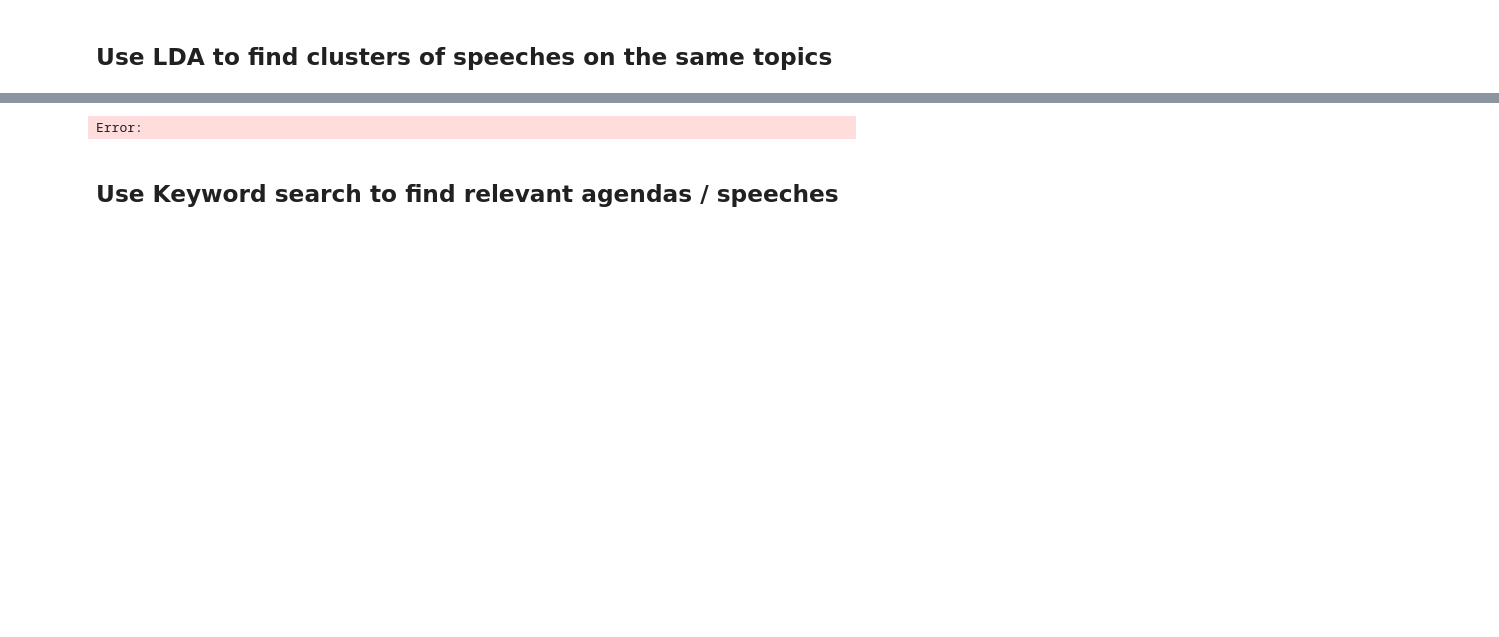
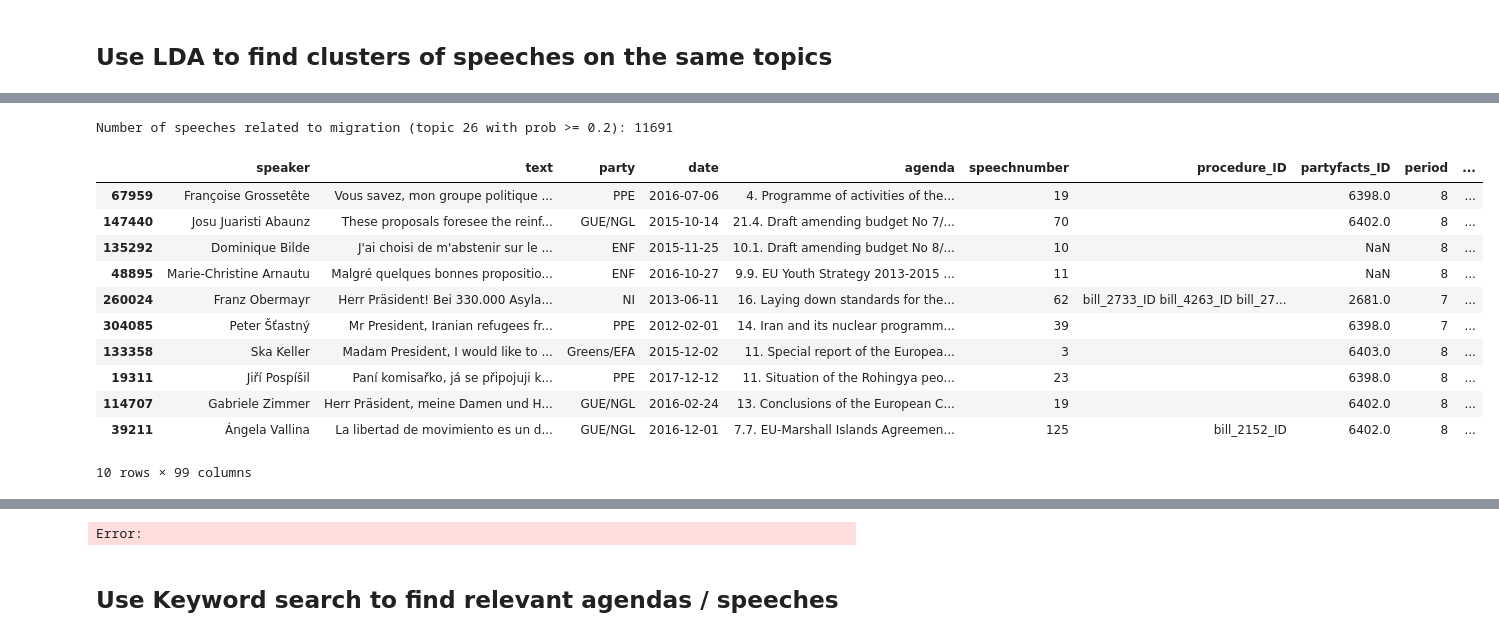
Before and after one commit to derkleinejakob/dataliteracy25, a Jupyter notebook: filter_data.ipynb, the cells around one changed output, grey strips where cells are left out. Saved outputs shown, nothing was run; the diff lists cells and outputs as text; code cells hidden in the pictures; blank space fills up the shorter version.

```diff
--- a/filter_data.ipynb
+++ b/filter_data.ipynb
@@ -158,0 +219,7 @@ def count_topic_assignments(corpus_topics, topic_id, prob_threshold=0.0):
+# %%
+# create model
+from gensim.models import LdaModel
+n_topics = 80
+model = LdaModel.load(f"data/lda/{n_topics}_topics/model.model")
+
+corpus_topics = assign_topics(model, corpus)
@@ -158,0 +247,12 @@ def count_topic_assignments(corpus_topics, topic_id, prob_threshold=0.0):
+# %%
+# corpus topics is a list of lists of (topic_id, probability) tuples for each document in the corpus
+# turn this list into dataframe of size (num_docs, num_topics) with probabilities
+import numpy as np
+num_docs = len(corpus_topics)
+num_topics = n_topics
+topic_prob_matrix = np.zeros((num_docs, num_topics))
+for doc_idx, doc_topics in enumerate(corpus_topics):
+    for topic_id, prob in doc_topics:
+        topic_prob_matrix[doc_idx, topic_id] = prob
+topic_prob_df = pd.DataFrame(topic_prob_matrix, columns=[f"topic_{i}" for i in range(num_topics)])
+topic_prob_df.head()
@@ -159 +279,24 @@ def count_topic_assignments(corpus_topics, topic_id, prob_threshold=0.0):
+# %%
+# get migration dataset
+topic_id_migration = 26
+prob_threshold = 0.2
+df_migration = df_topics[df_topics[f"topic_{topic_id_migration}"] >= prob_threshold]
+print(f"Number of speeches related to migration (topic {topic_id_migration} with prob >= {prob_threshold}): {df_migration.shape[0]}")
+# %% [output]
+Number of speeches related to migration (topic 26 with prob >= 0.2): 11691
+# %%
+df_migration.sort_values(by=f"topic_{topic_id_migration}", ascending=True).head(10)
+# %% [output]
+|  | speaker | text | party | date | agenda | speechnumber | procedure_ID | partyfacts_ID | period | ... |
+| 67959 | Françoise Grossetête | Vous savez, mon groupe politique ... | PPE | 2016-07-06 | 4. Programme of activities of the... | 19 |  | 6398.0 | 8 | ... |
+| 147440 | Josu Juaristi Abaunz | These proposals foresee the reinf... | GUE/NGL | 2015-10-14 | 21.4. Draft amending budget No 7/... | 70 |  | 6402.0 | 8 | ... |
+| 135292 | Dominique Bilde | J'ai choisi de m'abstenir sur le ... | ENF | 2015-11-25 | 10.1. Draft amending budget No 8/... | 10 |  | NaN | 8 | ... |
+| 48895 | Marie-Christine Arnautu | Malgré quelques bonnes propositio... | ENF | 2016-10-27 | 9.9. EU Youth Strategy 2013-2015 ... | 11 |  | NaN | 8 | ... |
+| 260024 | Franz Obermayr | Herr Präsident! Bei 330.000 Asyla... | NI | 2013-06-11 | 16. Laying down standards for the... | 62 | bill_2733_ID bill_4263_ID bill_27... | 2681.0 | 7 | ... |
+| 304085 | Peter Šťastný | Mr President, Iranian refugees fr... | PPE | 2012-02-01 | 14. Iran and its nuclear programm... | 39 |  | 6398.0 | 7 | ... |
+| 133358 | Ska Keller | Madam President, I would like to ... | Greens/EFA | 2015-12-02 | 11. Special report of the Europea... | 3 |  | 6403.0 | 8 | ... |
+| 19311 | Jiří Pospíšil | Paní komisařko, já se připojuji k... | PPE | 2017-12-12 | 11. Situation of the Rohingya peo... | 23 |  | 6398.0 | 8 | ... |
+| 114707 | Gabriele Zimmer | Herr Präsident, meine Damen und H... | GUE/NGL | 2016-02-24 | 13. Conclusions of the European C... | 19 |  | 6402.0 | 8 | ... |
+| 39211 | Ángela Vallina | La libertad de movimiento es un d... | GUE/NGL | 2016-12-01 | 7.7. EU-Marshall Islands Agreemen... | 125 | bill_2152_ID | 6402.0 | 8 | ... |
+10 rows × 99 columns
 # %%
```
Also changed, not shown: parts of 23 cells of this notebook.
